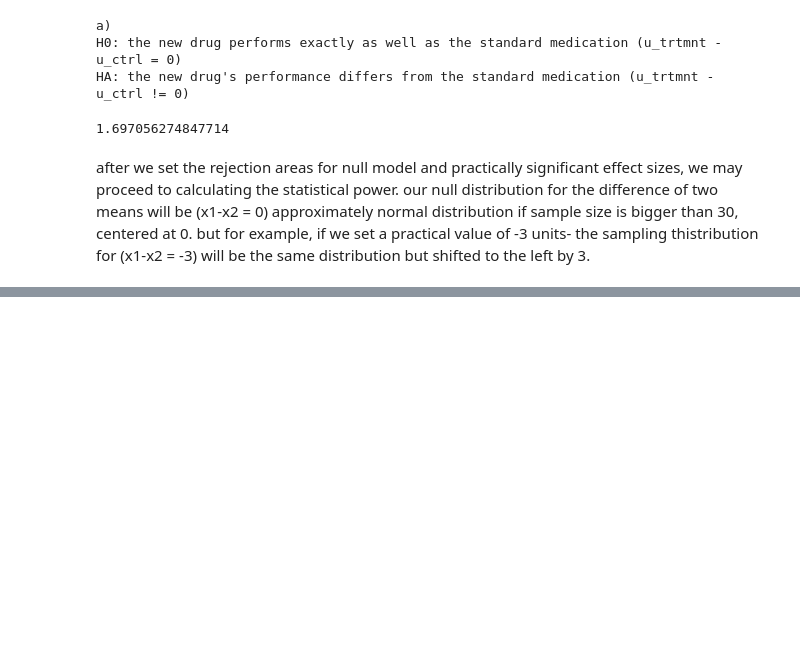
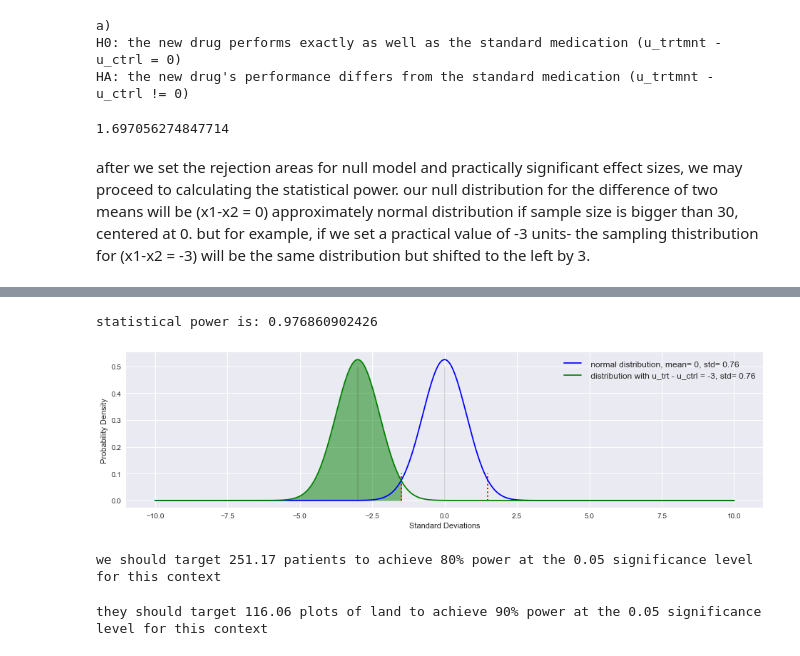
Before and after one commit to mseyhan/statistical-learning, a Jupyter notebook: chapter7_4.ipynb, the cells around one changed output, grey strips where cells are left out. Cells and saved outputs as stored; diff of their text form; code cells hidden in the pictures; blank space fills up the shorter version.

```diff
--- a/chapter7_4.ipynb
+++ b/chapter7_4.ipynb
@@ -73,0 +78,70 @@ ax.fill_between(x, y, color='green', alpha=0.5, where = (x<min(me)) )
+# %%
+n = 500
+s = 12
+se = np.sqrt( (s**2/n) + (s**2/n ) )
+mean_null = 0
+mean_practical = -3
+z = z95
+me = [se*z95, (se*z95)*(-1)]
+means = [mean_null,mean_practical]
+
+fig = plt.figure(figsize=(16,4))
+x = np.linspace(-10, 10, 1500)
+ax = fig.add_subplot(1,1,1)
+y = stats.norm(mean_null, se).pdf(x)
+ax.plot(x, y, color='blue',label=f' normal distribution, mean= {mean_null}, std= {se:.2f}'.format(mean=mean_null))
+
+y = stats.norm(mean_practical, se).pdf(x)
+ax.plot(x, y, color='green',label=f' distribution with u_trt - u_ctrl = {mean_practical}, std= {se:.2f}'.format(mean=mean_null))
+ax.set_ylabel('Probability Density')
+ax.set_xlabel('Standard Deviations')
+ax.set_title('')
+ax.vlines(x=me, ymin=0, ymax=0.1, colors='red', lw=2,linestyles="dotted")
+ax.vlines(x=means, ymin=0, ymax=0.5, colors='black', lw=2,alpha=0.1)
+legend = ax.legend(shadow=True,fontsize='large')
+ax.fill_between(x, y, color='green', alpha=0.5, where = (x<min(me)))
+power = stats.norm(mean_practical, se).cdf(x=min(me))
+print("statistical power is:",power)
+# %% [output]
+statistical power is: 0.976860902426
+[figure, added]
+# %%
+#
+'''What sample size will lead to a power of 80%? Use significance = 0.05'''
+n = 'unknown'
+s = 12 # population standard deviation
+# se = np.sqrt((s**2/n)+(s**2/n)) se formula
+z_alt = stats.norm.ppf(.80) # the corresponding z* for p-value of .80 in a standard normal distribution
+sl = .05 # for a .05 significance, the rejection area z* would be about 1.96 for a standard normal distribution
+rej = stats.norm.cdf(z95)
+reach = z95 + z_alt # this times standard error equals -3
+# 3 = reach * np.sqrt((s**2/n)+(s**2/n))
+# 3**2 = (reach**2) * (s**2/n)+(s**2/n)
+# 3**2 = (reach**2) * ((s**2+s**2) / n)
+n = ((reach**2)/3**2 )*(s**2+s**2)
+print("we should target", f'{n:.2f}',"patients to achieve 80% power at the 0.05 significance level for this context")
+# %% [output]
+we should target 251.17 patients to achieve 80% power at the 0.05 significance level for this context
+# %%
+'''
+7.33 Increasing corn yield. A large farm wants to try out a new type of fertilizer to evaluate whether
+it will improve the farm's corn production. The land is broken into plots that produce an average of 1,215
+pounds of corn with a standard deviation of 94 pounds per plot. The owner is interested in detecting any
+average difference of at least 40 pounds per plot. How many plots of land would be needed for the experiment
+if the desired power level is 90%? Use significance = 0.05. Assume each plot of land gets treated with either the
+current fertilizer or the new fertilizer.
+'''
+mean_null = 0
+mean_practical = 40
+s = 94
+power = .9
+sl = .05
+z = z95
+
+z_alt = stats.norm.ppf(power)
+rej = stats.norm.cdf(z)
+reach = z + z_alt
+n = ((reach**2)/mean_practical**2 )*(s**2+s**2)
+print("they should target", f'{n:.2f}',f"plots of land to achieve {power:.0%} power at the {sl:.2f} significance level for this context")
+# %% [output]
+they should target 116.06 plots of land to achieve 90% power at the 0.05 significance level for this context
```
Also changed, not shown: parts of 3 cells of this notebook.
